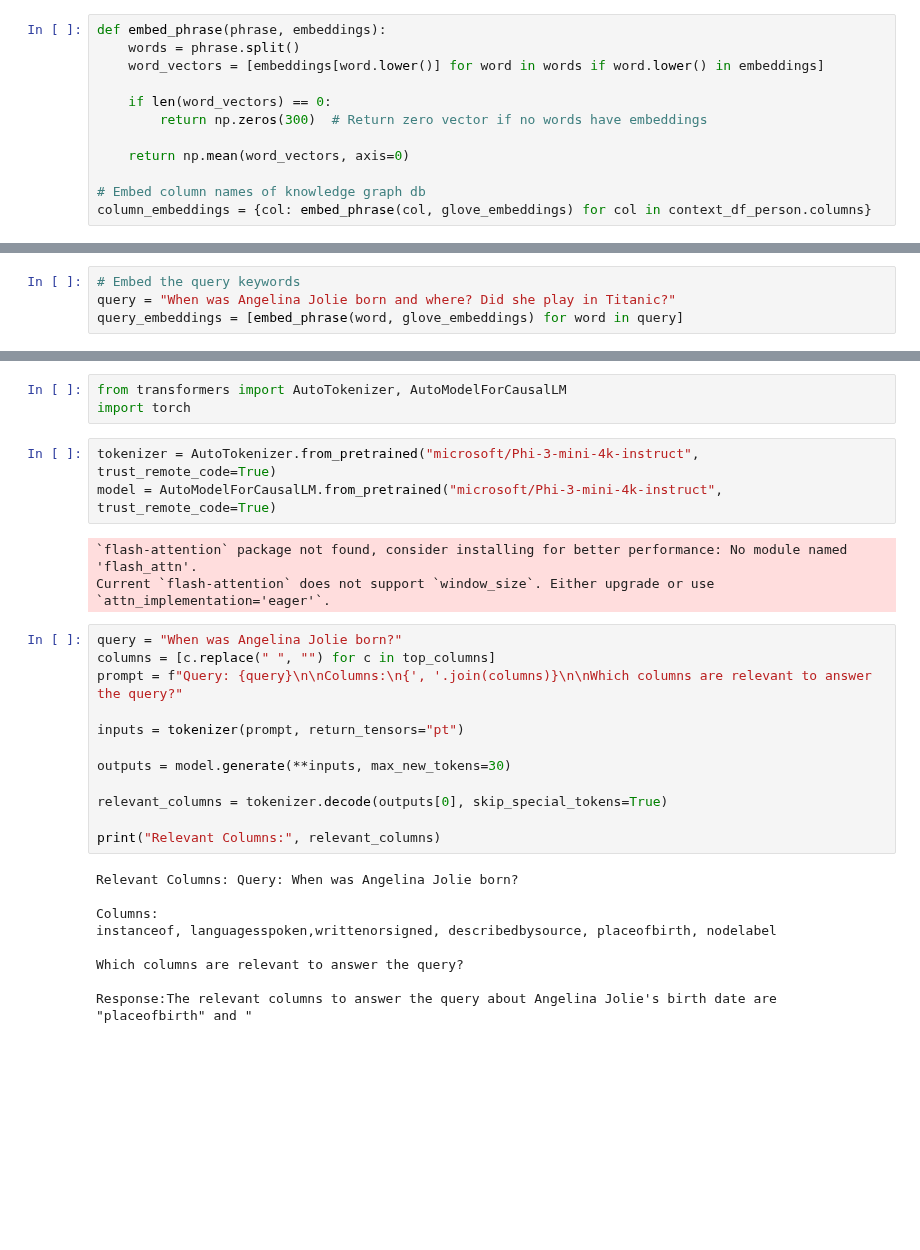
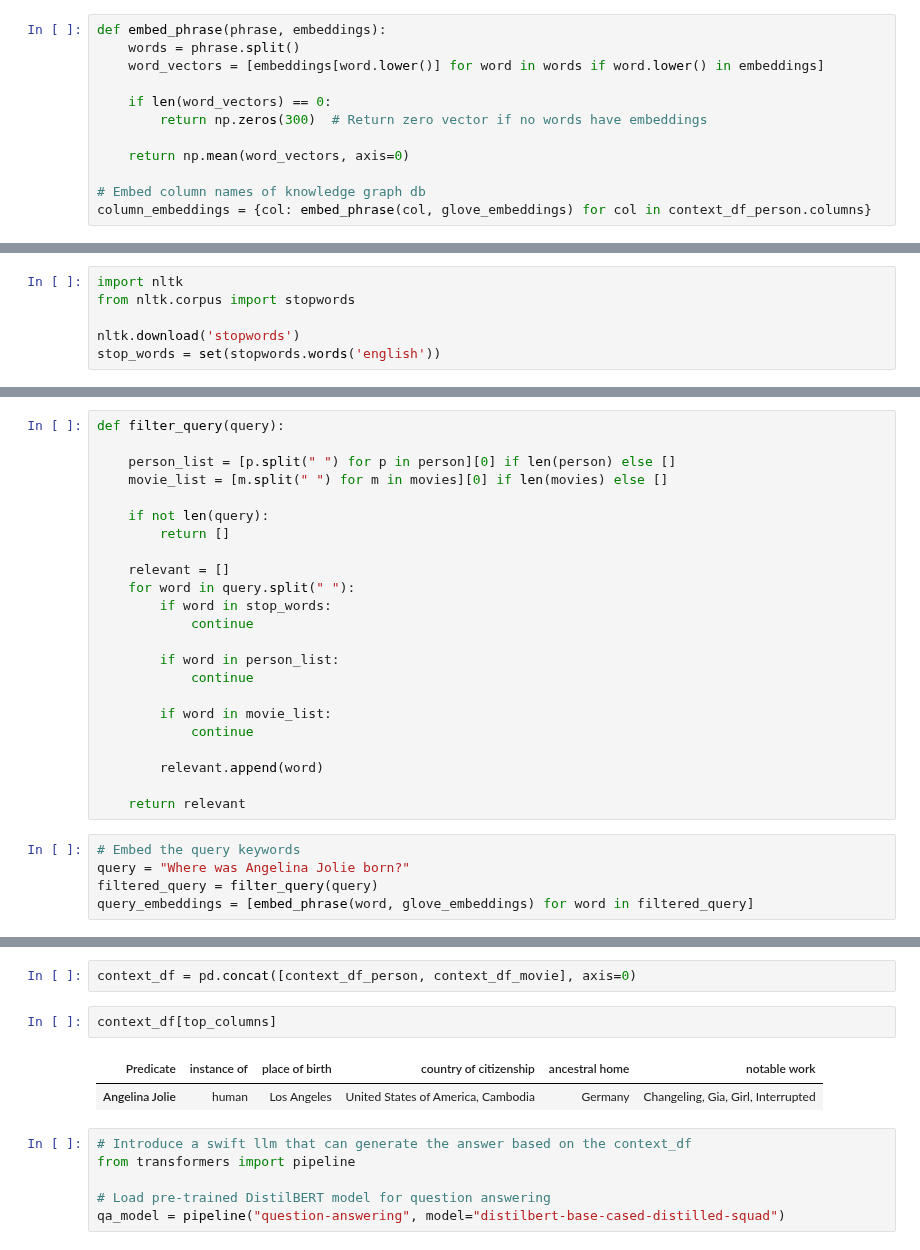
Before and after one commit to random9nessss/HS-24-Advanced-Topics-in-Artificial-Intelligence, a Jupyter notebook: development/db_query_with_NER.ipynb, the cells around one changed output, grey strips where cells are left out. Saved outputs shown, nothing was run; the diff lists cells and outputs as text; blank space fills up the shorter version.

```diff
--- a/development/db_query_with_NER.ipynb
+++ b/development/db_query_with_NER.ipynb
@@ -216 +213,7 @@ column_embeddings
        dtype=float32)}
+# %%
+import nltk
+from nltk.corpus import stopwords
+
+nltk.download('stopwords')
+stop_words = set(stopwords.words('english'))
@@ -217,4 +224,28 @@ column_embeddings
+# %%
+def filter_query(query):
+
+    person_list = [p.split(" ") for p in person][0] if len(person) else []
+    movie_list = [m.split(" ") for m in movies][0] if len(movies) else []
+
+    if not len(query):
+        return []
+
+    relevant = []
+    for word in query.split(" "):
+        if word in stop_words:
+            continue
+
+        if word in person_list:
+            continue
+
+        if word in movie_list:
+            continue
+
+        relevant.append(word)
+
+    return relevant
 # %%
 # Embed the query keywords
-query = "When was Angelina Jolie born and where? Did she play in Titanic?"
-query_embeddings = [embed_phrase(word, glove_embeddings) for word in query]
+query = "Where was Angelina Jolie born?"
+filtered_query = filter_query(query)
+query_embeddings = [embed_phrase(word, glove_embeddings) for word in filtered_query]
@@ -269,30 +278,13 @@ Top columns: ['instance of', 'languages spoken, written or signed', 'described b
-# %%
-from transformers import AutoTokenizer, AutoModelForCausalLM
-import torch
-# %%
-tokenizer = AutoTokenizer.from_pretrained("microsoft/Phi-3-mini-4k-instruct", trust_remote_code=True)
-model = AutoModelForCausalLM.from_pretrained("microsoft/Phi-3-mini-4k-instruct", trust_remote_code=True)
-# %% [output]
-`flash-attention` package not found, consider installing for better performance: No module named 'flash_attn'.
-Current `flash-attention` does not support `window_size`. Either upgrade or use `attn_implementation='eager'`.
-# %%
-query = "When was Angelina Jolie born?"
-columns = [c.replace(" ", "") for c in top_columns]
-prompt = f"Query: {query}\n\nColumns:\n{', '.join(columns)}\n\nWhich columns are relevant to answer the query?"
-
-inputs = tokenizer(prompt, return_tensors="pt")
-
-outputs = model.generate(**inputs, max_new_tokens=30)
-
-relevant_columns = tokenizer.decode(outputs[0], skip_special_tokens=True)
-
-print("Relevant Columns:", relevant_columns)
-# %% [output]
-Relevant Columns: Query: When was Angelina Jolie born?
-
-Columns:
-instanceof, languagesspoken,writtenorsigned, describedbysource, placeofbirth, nodelabel
-
-Which columns are relevant to answer the query?
-
-Response:The relevant columns to answer the query about Angelina Jolie's birth date are "placeofbirth" and "
+# %%
+context_df = pd.concat([context_df_person, context_df_movie], axis=0)
+# %%
+context_df[top_columns]
+# %% [output]
+| Predicate | instance of | place of birth | country of citizenship | ancestral home | notable work |
+| Angelina Jolie | human | Los Angeles | United States of America, Cambodia | Germany | Changeling, Gia, Girl, Interrupted |
+# %%
+# Introduce a swift llm that can generate the answer based on the context_df
+from transformers import pipeline
+
+# Load pre-trained DistilBERT model for question answering
+qa_model = pipeline("question-answering", model="distilbert-base-cased-distilled-squad")
```
Also changed, not shown: parts of 9 cells of this notebook.
